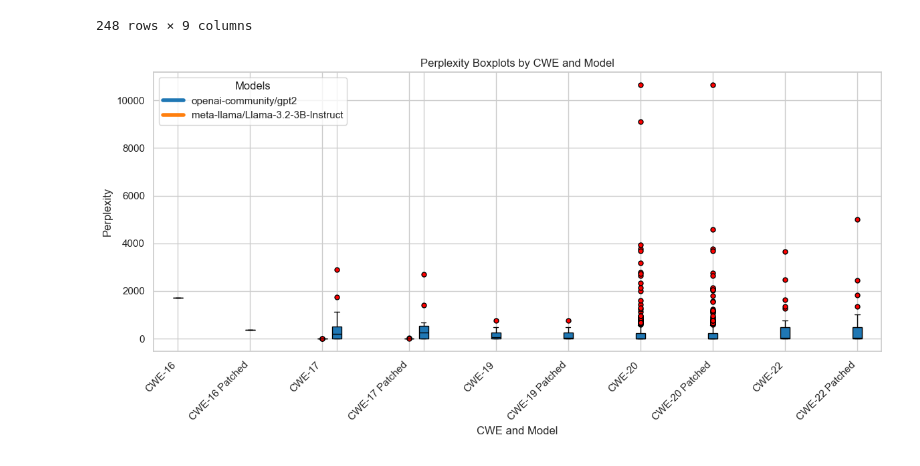
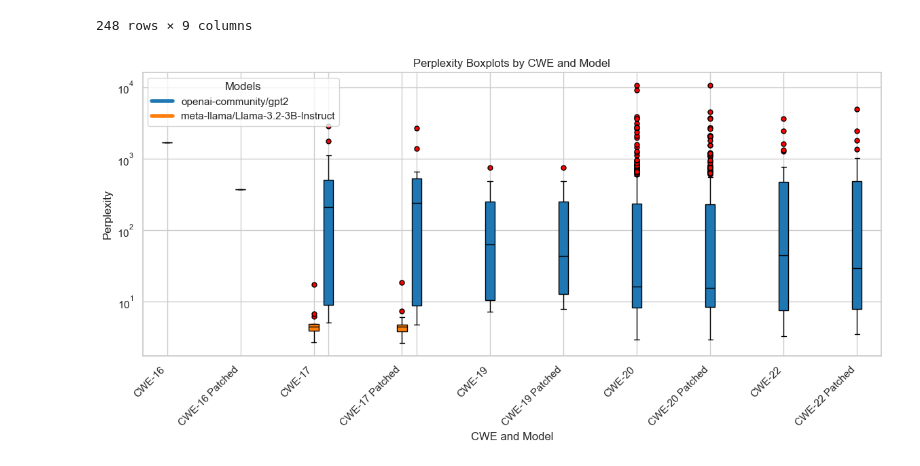
Before and after one commit to rufimelo99/lm-insecure-bias, a Jupyter notebook: sec_aware_cl/perplexity/perplexity.ipynb, the cells around one changed output. Saved outputs shown, nothing was run; the diff lists cells and outputs as text; code cells hidden in the pictures.

```diff
--- a/sec_aware_cl/perplexity/perplexity.ipynb
+++ b/sec_aware_cl/perplexity/perplexity.ipynb
@@ -160,31 +160,32 @@ def plot_grouped_boxplots(df, cwe_subset, model_colors):
             positions.append(pos)
 
         # Update the index to keep CWEs close together
         idx = pos + cwe_spacing
 
     # Adjust x-axis labels
     plt.xticks(positions, labels, rotation=45, ha="right")
     plt.xlabel("CWE and Model")
     plt.ylabel("Perplexity")
     plt.title("Perplexity Boxplots by CWE and Model")
     plt.legend(handles=legend_handles.values(), title="Models")  # Add legend
     plt.tight_layout()
+    plt.yscale("log")
     plt.show()
 
 # Get unique CWE values
 unique_cwes = df["cwe"].unique()
 
 # Assign colors to models
 unique_models = df['model'].unique()
 model_colors = {model: plt.cm.tab10(i % 10) for i, model in enumerate(unique_models)}
 
 # Define batch size
 batch_size = 10
 
 # Generate plots in batches
 for i in range(0, len(unique_cwes), batch_size):
     cwe_batch = unique_cwes[i:i+batch_size]
     plot_grouped_boxplots(df, cwe_batch, model_colors)
     break
 # %% [output]
-[figure, old version]
+[figure, new version]
```
Also changed, not shown: 2 other files.
